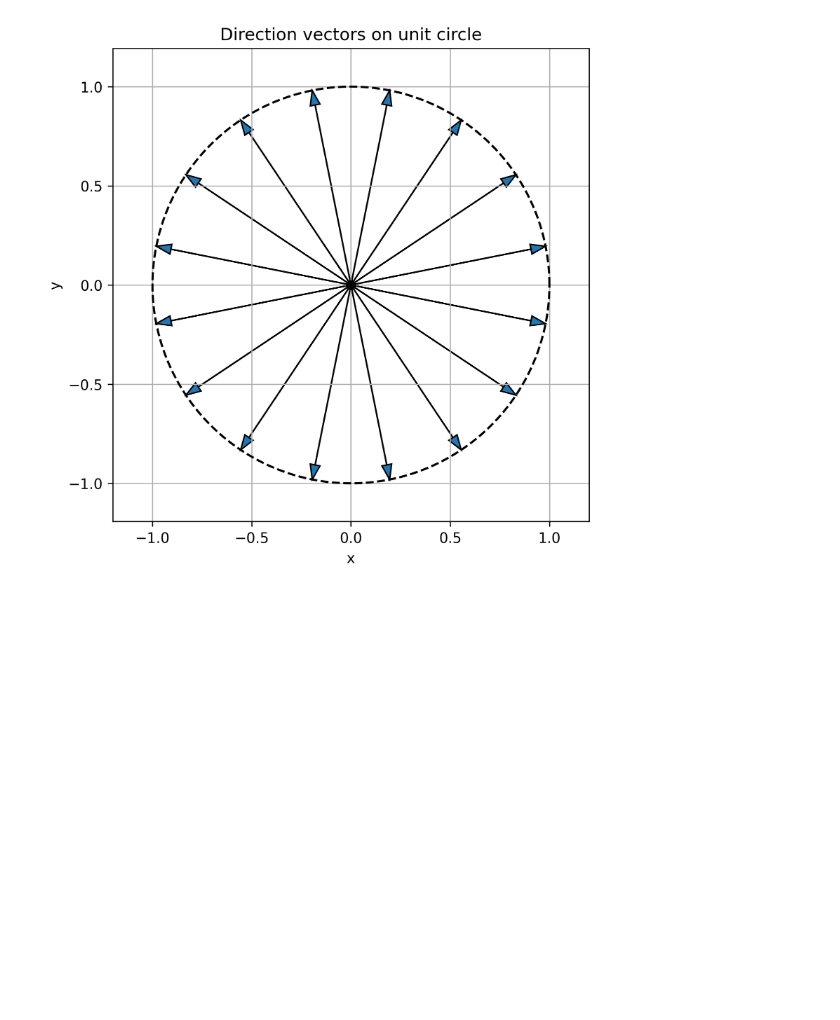
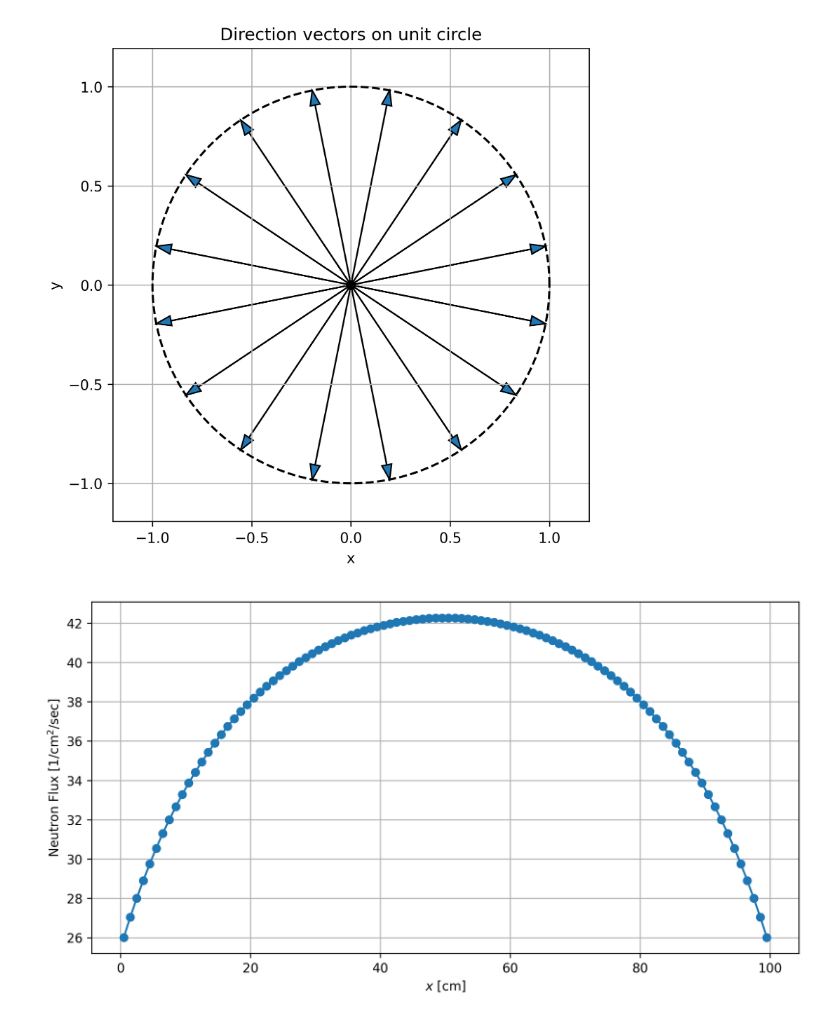
Before and after one commit to rikukasa/coding_reactor_physics, a Jupyter notebook: notebooks/wdd.ipynb, the cells around one changed output. Cells and saved outputs as stored; diff of their text form; code cells hidden in the pictures; blank space fills up the shorter version.

```diff
--- a/notebooks/wdd.ipynb
+++ b/notebooks/wdd.ipynb
@@ -81,7 +79,7 @@ def WDDTransportSweep(SigT, Qm, dx, w, mu):
         for i in range(startX, endX, signX):
             iin = i + delta_iin
             iout = i + delta_iout
-            a = 1
+            a = 1/2
             psis[m, iout] = (Qm[i] * dx[i]+ (np.abs(mu[m]) - (1 - a) * SigT[i]) * psis[m, iin]) / (np.abs(mu[m]) + a * SigT[i] * dx[i])
             psi[m, i] = a*psis[m, iout] + (1-a)*psis[m, iin]
 
@@ -90,0 +91,20 @@ def WDDTransportSweep(SigT, Qm, dx, w, mu):
+# %%
+import numpy as np
+import matplotlib.pyplot as plt
+
+# 要素中心座標
+NEL2COORD = np.cumsum(dx) - dx / 2
+
+# 輸送計算
+Phi = WDDTransportSweep(SigT, Qm, dx, w, mu)
+
+# プロット
+fig, ax = plt.subplots(figsize=(10, 5))
+ax.set_xlabel(r'$x$ [cm]')
+ax.set_ylabel(r'Neutron Flux [1/cm$^2$/sec]')
+ax.plot(NEL2COORD, Phi, label='WDD', marker='o')
+plt.grid(True)
+
+plt.show()
+# %% [output]
+[figure, added]
```
Also changed, not shown: parts of 2 cells of this notebook.
